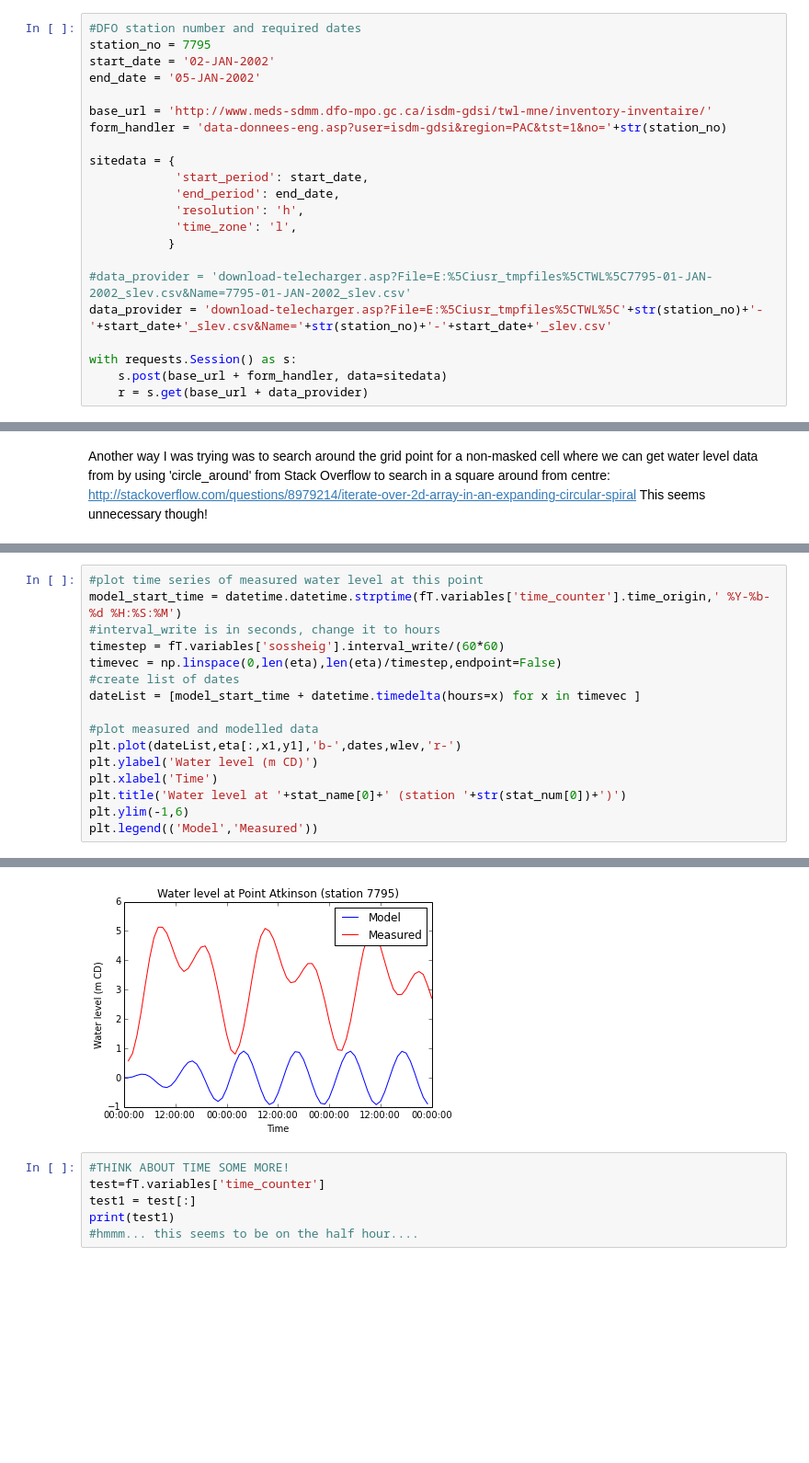
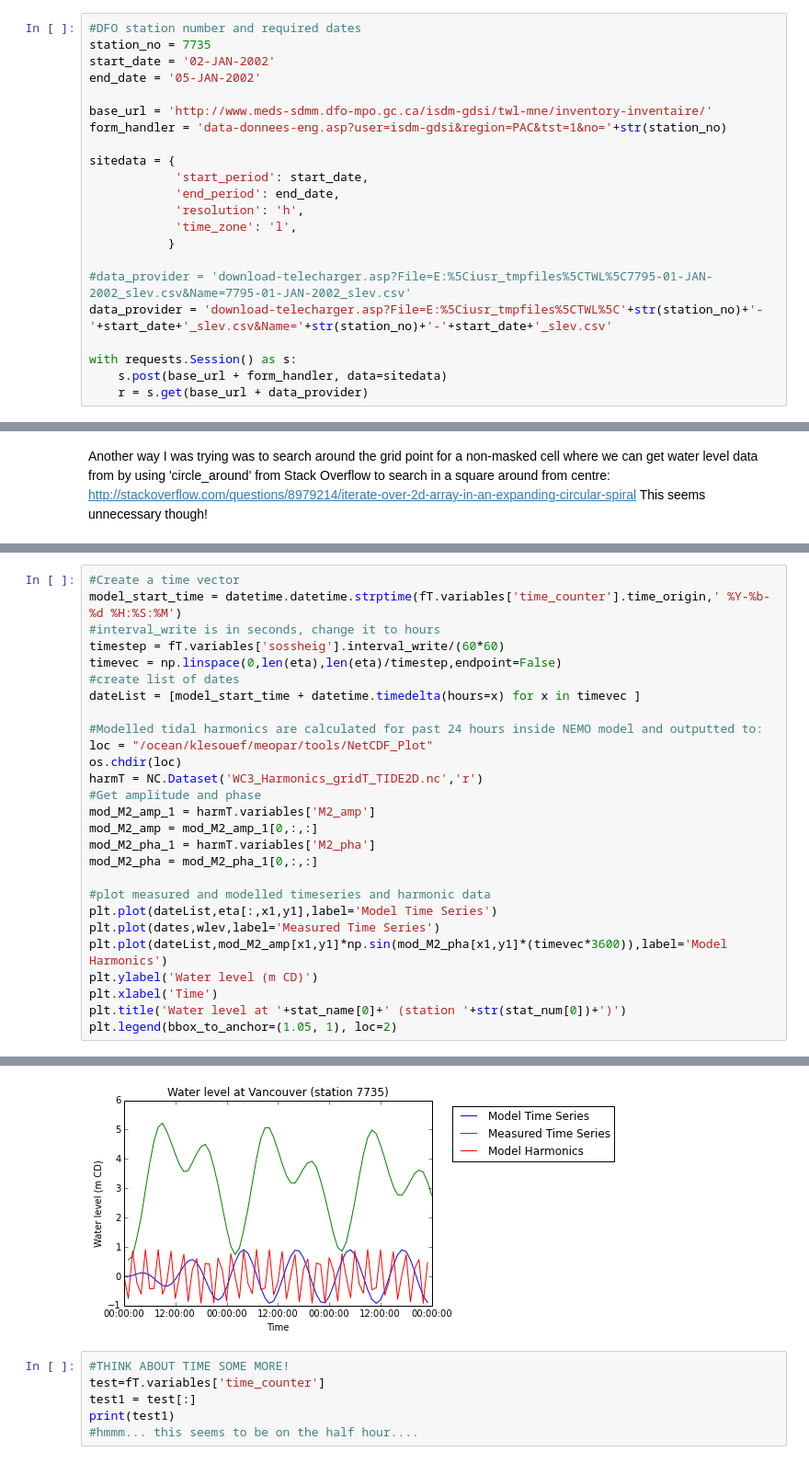
Before and after one commit to SalishSeaCast/tools, a Jupyter notebook: dfo_w_level/DFO_waterleveldownload.ipynb, the cells around one changed output, grey strips where cells are left out. Shown: that part at 92% size. Cells and saved outputs as stored; diff of their text form; blank space fills up the shorter version.

```diff
--- a/dfo_w_level/DFO_waterleveldownload.ipynb
+++ b/dfo_w_level/DFO_waterleveldownload.ipynb
@@ -50,7 +51,7 @@ it appear that it is not required.
 # Get data from DFO website
 # %%
 #DFO station number and required dates
-station_no = 7795
+station_no = 7735
 start_date = '02-JAN-2002'
 end_date = '05-JAN-2002'
 
@@ -215,22 +244,33 @@ Observation site and model grid point are 0.596km apart
 # %%
-#plot time series of measured water level at this point
+#Create a time vector
 model_start_time = datetime.datetime.strptime(fT.variables['time_counter'].time_origin,' %Y-%b-%d %H:%S:%M')
 #interval_write is in seconds, change it to hours
 timestep = fT.variables['sossheig'].interval_write/(60*60)
 timevec = np.linspace(0,len(eta),len(eta)/timestep,endpoint=False)
 #create list of dates
 dateList = [model_start_time + datetime.timedelta(hours=x) for x in timevec ]
 
-#plot measured and modelled data
-plt.plot(dateList,eta[:,x1,y1],'b-',dates,wlev,'r-')
+#Modelled tidal harmonics are calculated for past 24 hours inside NEMO model and outputted to:
+loc = "/ocean/klesouef/meopar/tools/NetCDF_Plot"
+os.chdir(loc)
+harmT = NC.Dataset('WC3_Harmonics_gridT_TIDE2D.nc','r')
+#Get amplitude and phase
+mod_M2_amp_1 = harmT.variables['M2_amp']
+mod_M2_amp = mod_M2_amp_1[0,:,:]
+mod_M2_pha_1 = harmT.variables['M2_pha']
+mod_M2_pha = mod_M2_pha_1[0,:,:]
+
+#plot measured and modelled timeseries and harmonic data
+plt.plot(dateList,eta[:,x1,y1],label='Model Time Series')
+plt.plot(dates,wlev,label='Measured Time Series')
+plt.plot(dateList,mod_M2_amp[x1,y1]*np.sin(mod_M2_pha[x1,y1]*(timevec*3600)),label='Model Harmonics')
 plt.ylabel('Water level (m CD)')
 plt.xlabel('Time')
 plt.title('Water level at '+stat_name[0]+' (station '+str(stat_num[0])+')')
-plt.ylim(-1,6)
-plt.legend(('Model','Measured'))
+plt.legend(bbox_to_anchor=(1.05, 1), loc=2)
 # %% [output]
 <matplotlib.legend.Legend at 0x...>
-[figure, old version]
+[figure, new version]
 # %%
 #THINK ABOUT TIME SOME MORE!
 test=fT.variables['time_counter']
```
Also changed, not shown: parts of 6 cells of this notebook, 1 other file.
